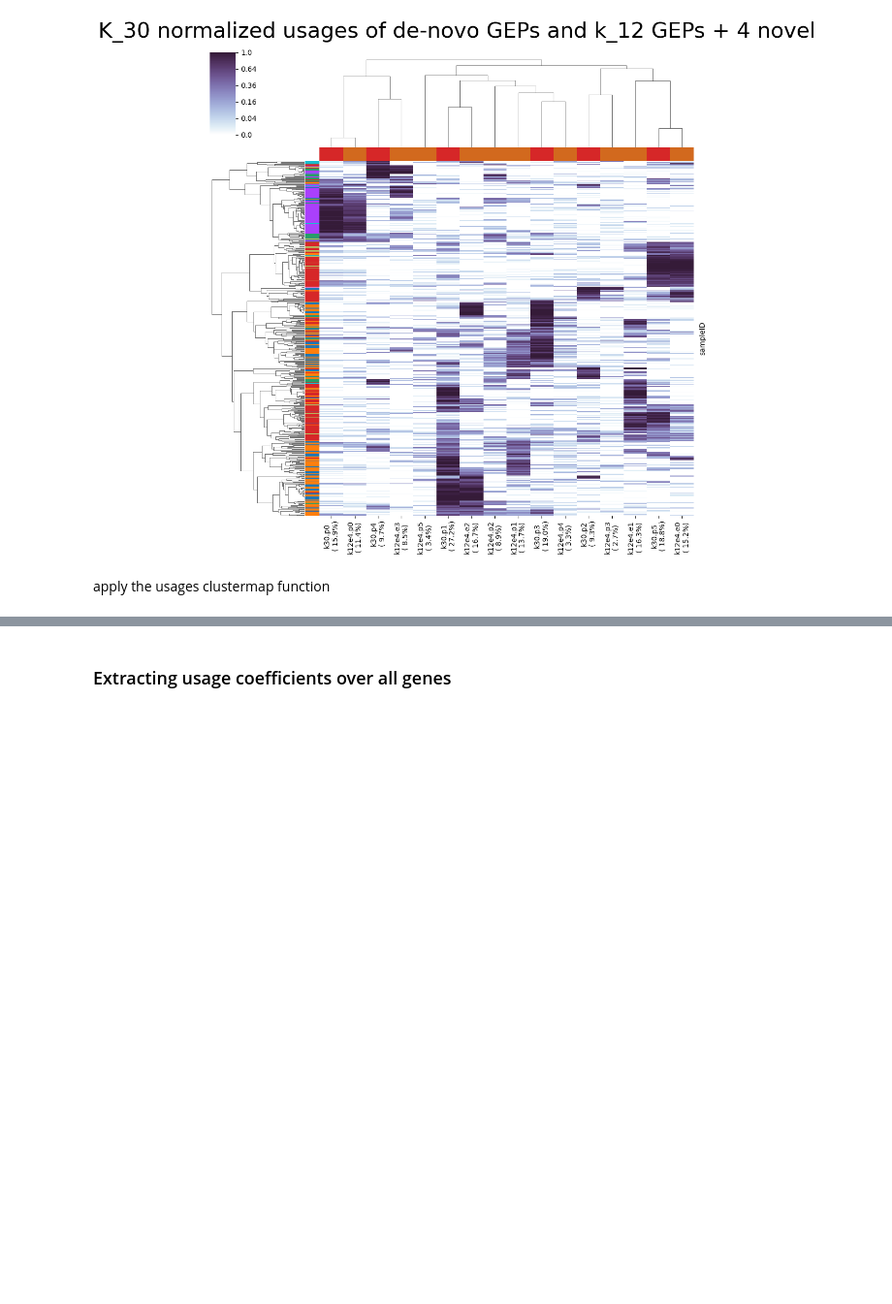
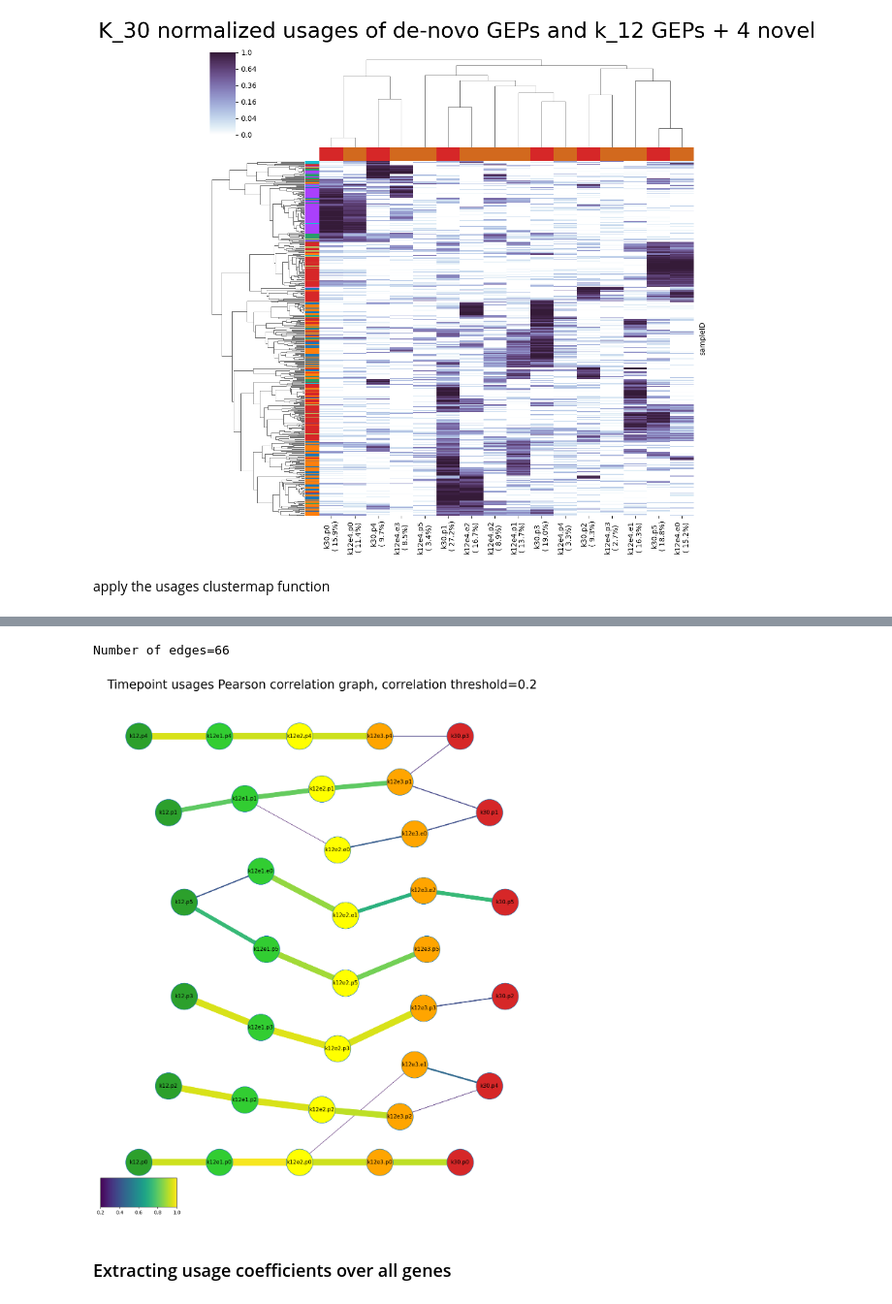
Before and after one commit to nitzanlab/gep-dynamics, a Jupyter notebook: notebooks/marjanovic_k12_k30_pfnmf.ipynb, the cells around one changed output, grey strips where cells are left out. Shown at 97% size. Saved outputs shown, nothing was run; the diff lists cells and outputs as text; code cells hidden in the pictures; blank space fills up the shorter version.

```diff
--- a/notebooks/marjanovic_k12_k30_pfnmf.ipynb
+++ b/notebooks/marjanovic_k12_k30_pfnmf.ipynb
@@ -433,3 +434,83 @@ plt.show()
+# %%
+threshold = 0.2
+keys = ['k12', 'k12e1', 'k12e2', 'k12e3', 'de_novo']
+prog_names = []
+for key in keys:
+    prog_names.extend(pfnmf_results[key]['prog_name'].copy())
+
+
+# maping adata short name to layer number
+name_map = dict(zip(keys, range(len(keys))))
+name_map.update({'k30': name_map.pop('de_novo')})  # for the de_novo
+ks = [pfnmf_results[key]['rank'] for key in keys]
+
+# adjacency matrix creation and filtering
+adj_df = pd.DataFrame(np.round((pearson_corr), 2),
+                      index=prog_names,
+                      columns=prog_names)
+
+# order
+linkage = hierarchy.linkage(
+    adj_df, method='average', metric='euclidean')
+prog_order = hierarchy.leaves_list(
+    hierarchy.optimal_leaf_ordering(linkage, adj_df))
+
+np.fill_diagonal(adj_df.values, 0)
+# adj_df.values[adj_df.values <= 0.0] = 0
+
+# keeping only edges between consecutive layers
+for i in range(len(ks) - 2):
+    adj_df.values[:np.sum(ks[:i + 1]), np.sum(ks[:i + 2]):] = 0
+    adj_df.values[np.sum(ks[:i + 2]):, :np.sum(ks[:i + 1])] = 0
+
+adj_df.values[adj_df.values <= threshold] = 0
+print(f'Number of edges={np.count_nonzero(adj_df)}')
+
+# ordering the nodes for display
+adj_df = adj_df.iloc[prog_order, prog_order]
+
+# create the graph object
+G = nx.from_numpy_array(adj_df.values, create_using=nx.Graph)
+nx.relabel_nodes(G, lambda i: adj_df.index[i], copy=False)
+nx.set_node_attributes(
+    G, {node: name_map[node.split('.')[0]] for node in G.nodes}, name='layer')
+
+# prepare graph for display
+layout = nx.multipartite_layout(G, subset_key='layer')
+
+edges, weights = zip(*nx.get_edge_attributes(G, 'weight').items())
+edge_width = 15 * np.power(weights, 2)  # visual edge emphesis
+
+
+for layer in {data['layer'] for key, data in G.nodes.data()}:
+    nodes = [node for node in G.nodes if name_map[node.split('.')[0]] == layer]
+
+    angles = np.linspace(-np.pi / 4, np.pi / 4, len(nodes))
+
+    for i, node in enumerate(nodes):
+        layout[node] = [layer + 2 * np.cos(angles[i]), np.sin(angles[i])]
+
+fig, ax = plt.subplots(1, 1, figsize=(16.4, 19.2), dpi=100)
+nx.draw(G, layout, node_size=3000, with_labels=False, edge_color=weights,
+        edge_vmin=threshold, edge_vmax=1., width=edge_width, ax=ax)
+
+cmp = plt.matplotlib.cm.ScalarMappable(plt.matplotlib.colors.Normalize(vmin=threshold, vmax=1))
+plt.colorbar(cmp, orientation='horizontal', cax=fig.add_subplot(15, 5, 71))
+
+# change color of layers
+for key in keys:
+    nx.draw_networkx_nodes(
+        G, layout, node_color=coloring_scheme[key], node_size=2800,
+        nodelist=pfnmf_results[key]['prog_name'], ax=ax)
+nx.draw_networkx_labels(G, layout, font_size=11, ax=ax)
+
+ax.set_title(f'Timepoint usages Pearson correlation graph, correlation threshold={threshold}',
+             {'fontsize': 25})
+
+plt.show()
+# %% [output]
+Number of edges=66
+[figure, added]
 # %% [markdown]
 ### Extracting usage coefficients over all genes
 # %%
```
Also changed, not shown: parts of 8 cells of this notebook, 5 other files.
